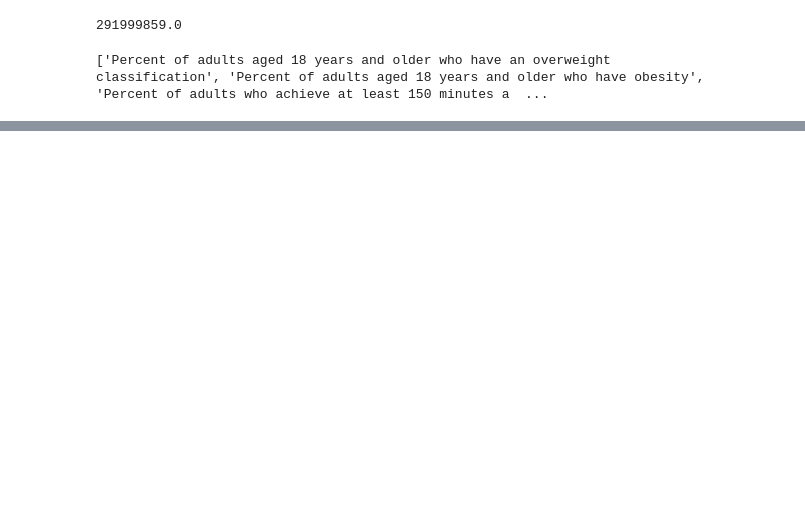
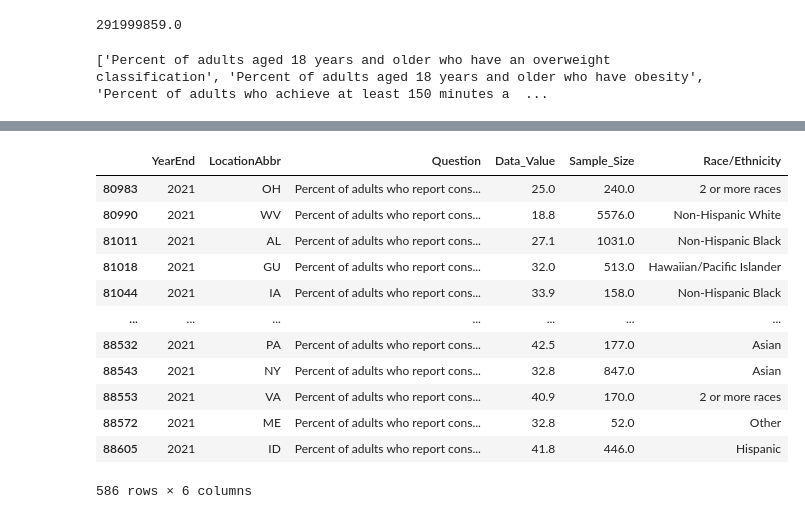
Before and after one commit to sma005/project-one-group-4, a Jupyter notebook: obesity_study_csv.ipynb, the cells around one changed output, grey strips where cells are left out. Saved outputs shown, nothing was run; the diff lists cells and outputs as text; code cells hidden in the pictures; blank space fills up the shorter version.

```diff
--- a/obesity_study_csv.ipynb
+++ b/obesity_study_csv.ipynb
@@ -284,0 +289,24 @@ alabama_df.head()
+# %%
+race_state_df = data_df.loc[:,['YearEnd','LocationAbbr','Question','Data_Value','Sample_Size','Race/Ethnicity']]
+race_state_df = race_state_df[race_state_df['Race/Ethnicity'].notna()]
+race_state_df = race_state_df[race_state_df['Data_Value'].notna()]
+race_state_df = race_state_df[race_state_df['YearEnd']==2021]
+veggies_race_state_df = race_state_df[race_state_df['Question']=='Percent of adults who report consuming vegetables less than one time daily']
+fruit_race_state_df = race_state_df[race_state_df['Question']=='Percent of adults who report consuming fruit less than one time daily']
+race_state_df = pd.concat([veggies_race_state_df,fruit_race_state_df], axis=0)
+
+race_state_df
+# %% [output]
+|  | YearEnd | LocationAbbr | Question | Data_Value | Sample_Size | Race/Ethnicity |
+| 80983 | 2021 | OH | Percent of adults who report cons... | 25.0 | 240.0 | 2 or more races |
+| 80990 | 2021 | WV | Percent of adults who report cons... | 18.8 | 5576.0 | Non-Hispanic White |
+| 81011 | 2021 | AL | Percent of adults who report cons... | 27.1 | 1031.0 | Non-Hispanic Black |
+| 81018 | 2021 | GU | Percent of adults who report cons... | 32.0 | 513.0 | Hawaiian/Pacific Islander |
+| 81044 | 2021 | IA | Percent of adults who report cons... | 33.9 | 158.0 | Non-Hispanic Black |
+| ... | ... | ... | ... | ... | ... | ... |
+| 88532 | 2021 | PA | Percent of adults who report cons... | 42.5 | 177.0 | Asian |
+| 88543 | 2021 | NY | Percent of adults who report cons... | 32.8 | 847.0 | Asian |
+| 88553 | 2021 | VA | Percent of adults who report cons... | 40.9 | 170.0 | 2 or more races |
+| 88572 | 2021 | ME | Percent of adults who report cons... | 32.8 | 52.0 | Other |
+| 88605 | 2021 | ID | Percent of adults who report cons... | 41.8 | 446.0 | Hispanic |
+586 rows × 6 columns
```
Also changed, not shown: parts of 9 cells of this notebook.
